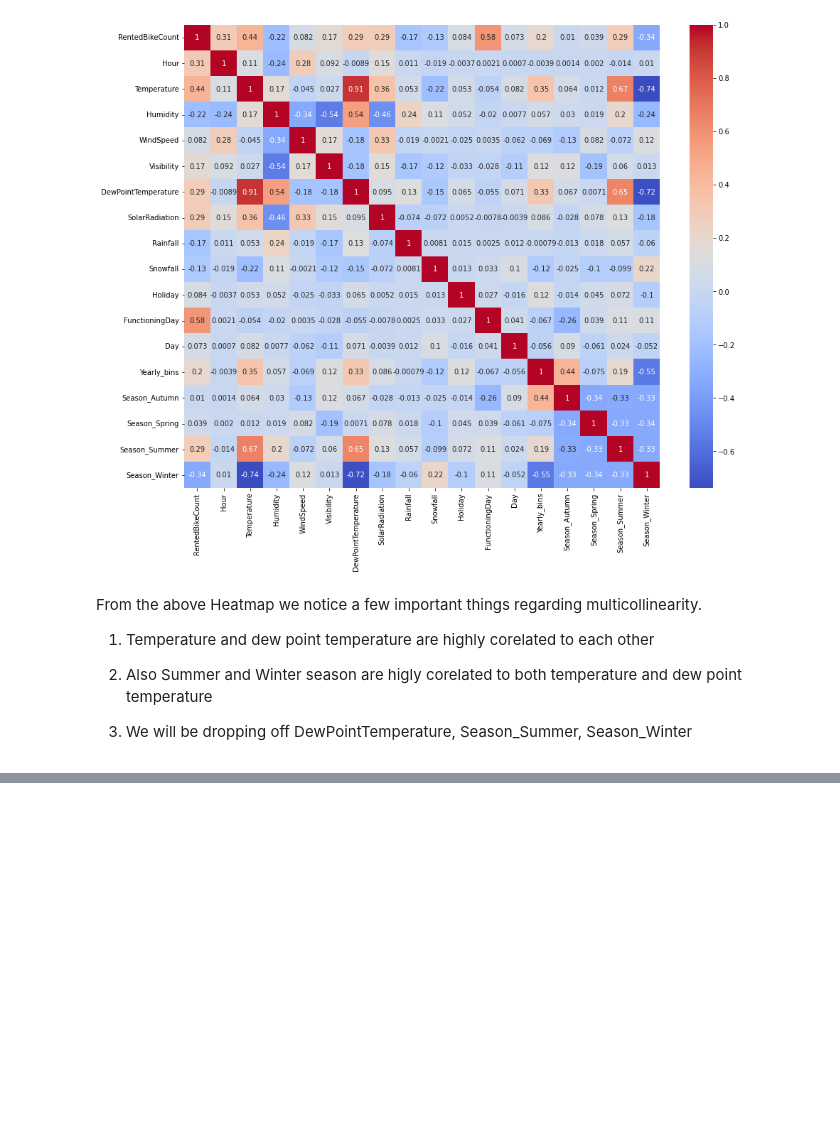
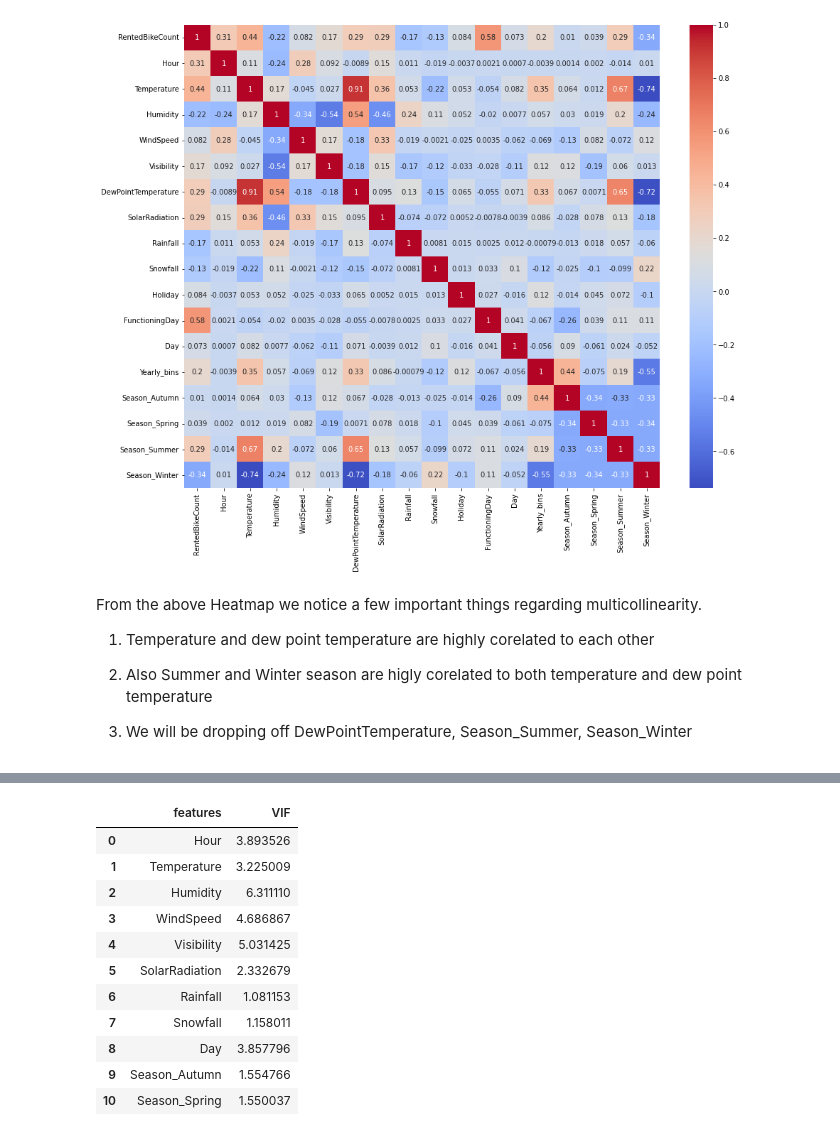
Before and after one commit to sagar2582/Capstone-2-Seoul-Bike-Sharing-Demand-Prediction, a Jupyter notebook: Seoul_Bike_Sharing_Demand_Prediction.ipynb, the cells around one changed output, grey strips where cells are left out. Cells and saved outputs as stored; diff of their text form; code cells hidden in the pictures; blank space fills up the shorter version.

```diff
--- a/Seoul_Bike_Sharing_Demand_Prediction.ipynb
+++ b/Seoul_Bike_Sharing_Demand_Prediction.ipynb
@@ -629,0 +651,15 @@ calc_vif(X)
+# %%
+calc_vif(df_copy[[col for col in df_copy.describe().columns if col not in ['Holiday','Yearly_bins','RentedBikeCount','FunctioningDay']]])
+# %% [output]
+|  | features | VIF |
+| 0 | Hour | 3.893526 |
+| 1 | Temperature | 3.225009 |
+| 2 | Humidity | 6.311110 |
+| 3 | WindSpeed | 4.686867 |
+| 4 | Visibility | 5.031425 |
+| 5 | SolarRadiation | 2.332679 |
+| 6 | Rainfall | 1.081153 |
+| 7 | Snowfall | 1.158011 |
+| 8 | Day | 3.857796 |
+| 9 | Season_Autumn | 1.554766 |
+| 10 | Season_Spring | 1.550037 |
```
Also changed, not shown: parts of 7 cells of this notebook.
